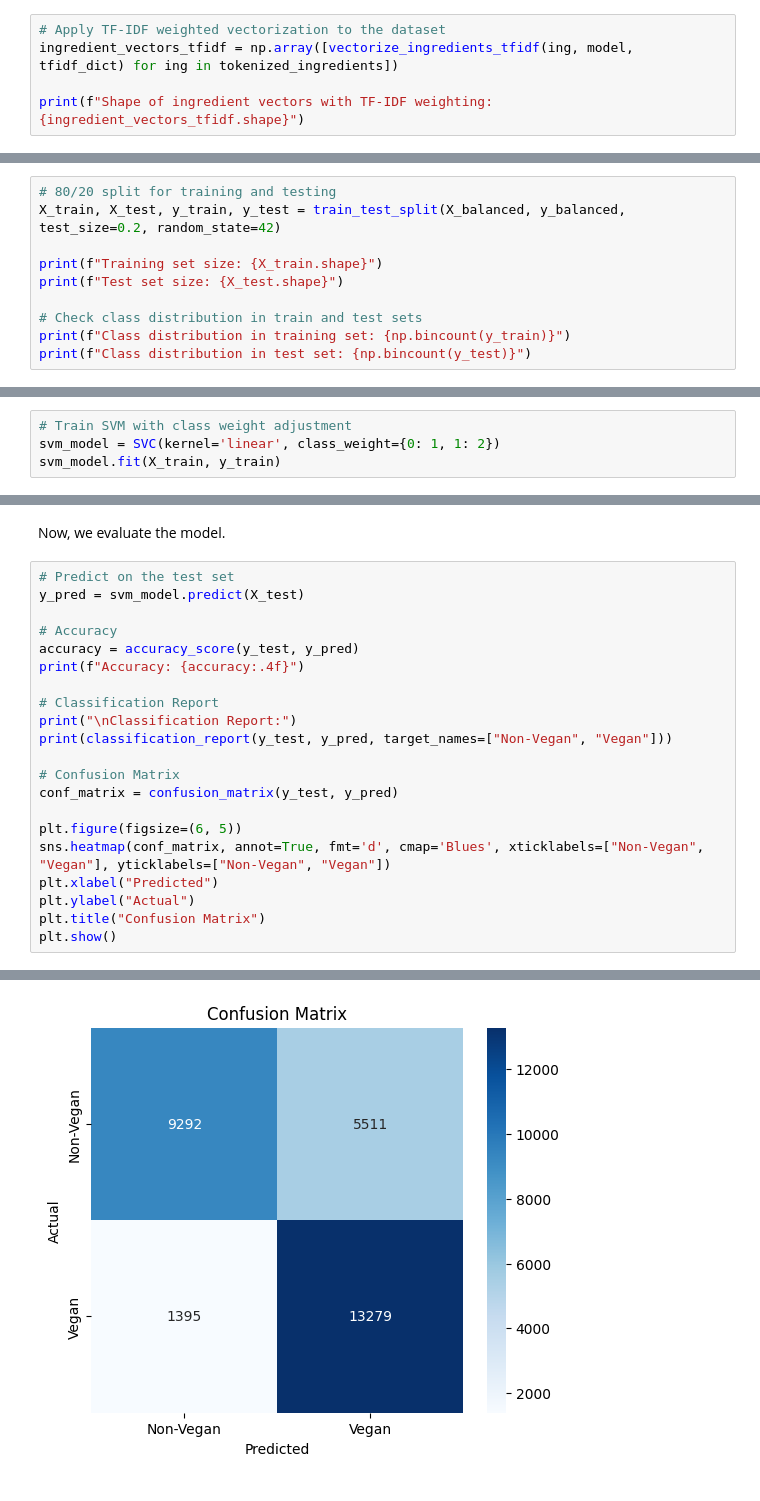
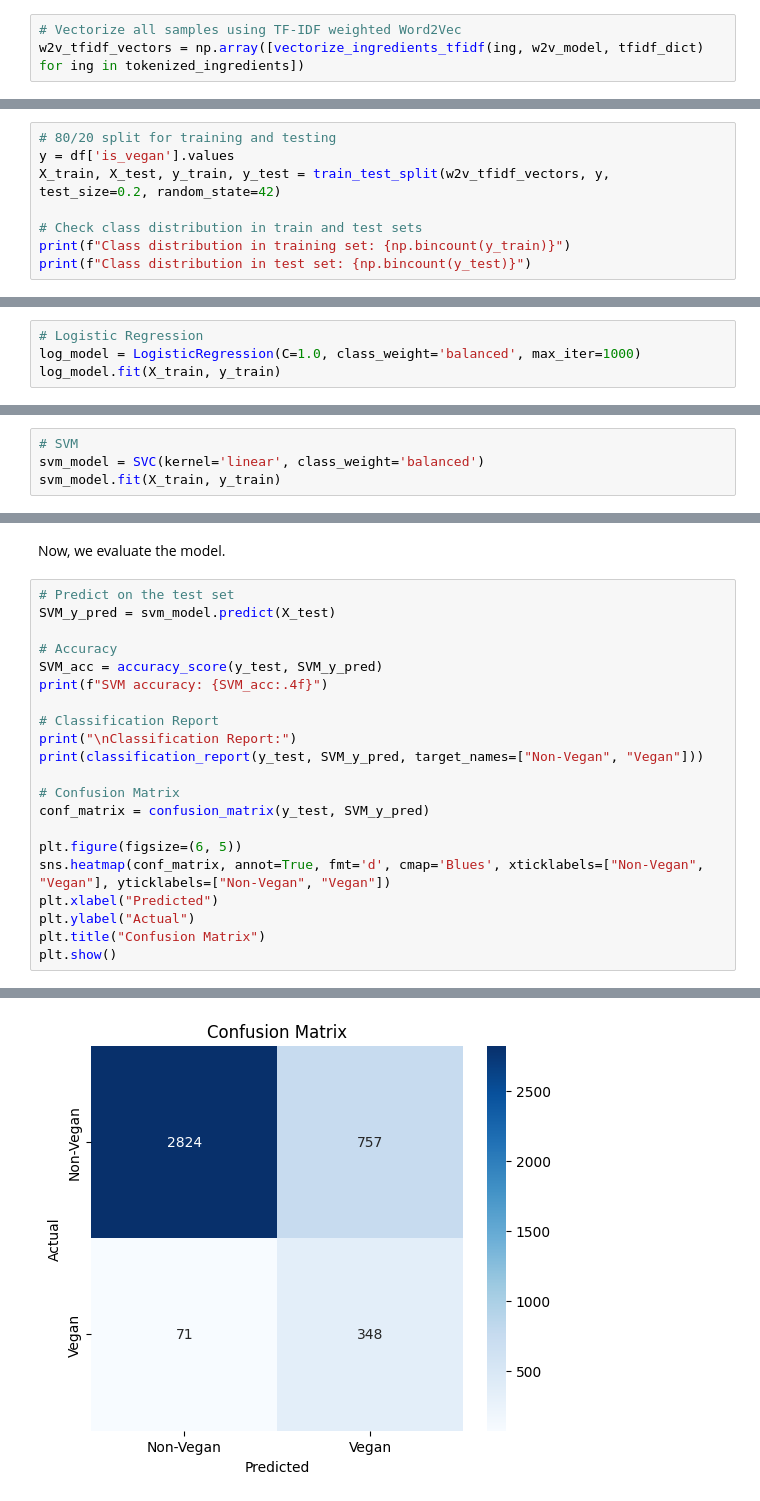
Before and after one commit to matteo-figini/cooking-mama, a Jupyter notebook: vegan classifier/vegan-classifier.ipynb, the cells around one changed output, grey strips where cells are left out. Saved outputs shown, nothing was run; the diff lists cells and outputs as text.

```diff
--- a/vegan classifier/vegan-classifier.ipynb
+++ b/vegan classifier/vegan-classifier.ipynb
@@ -132,7 +134,5 @@ def vectorize_ingredients_tfidf(ingredient_list, model, tfidf_dict):
     # Calculate weighted average
     return np.average(vectors, axis=0, weights=weights)
 # %%
-# Apply TF-IDF weighted vectorization to the dataset
-ingredient_vectors_tfidf = np.array([vectorize_ingredients_tfidf(ing, model, tfidf_dict) for ing in tokenized_ingredients])
-
-print(f"Shape of ingredient vectors with TF-IDF weighting: {ingredient_vectors_tfidf.shape}")
+# Vectorize all samples using TF-IDF weighted Word2Vec
+w2v_tfidf_vectors = np.array([vectorize_ingredients_tfidf(ing, w2v_model, tfidf_dict) for ing in tokenized_ingredients])
@@ -199,9 +153,7 @@ Class distribution after balancing: [73691 73691]
 # %%
 # 80/20 split for training and testing
-X_train, X_test, y_train, y_test = train_test_split(X_balanced, y_balanced, test_size=0.2, random_state=42)
-
-print(f"Training set size: {X_train.shape}")
-print(f"Test set size: {X_test.shape}")
+y = df['is_vegan'].values
+X_train, X_test, y_train, y_test = train_test_split(w2v_tfidf_vectors, y, test_size=0.2, random_state=42)
 
 # Check class distribution in train and test sets
 print(f"Class distribution in training set: {np.bincount(y_train)}")
@@ -213,0 +166,4 @@ Class distribution in test set: [14803 14674]
+# %%
+# Logistic Regression
+log_model = LogisticRegression(C=1.0, class_weight='balanced', max_iter=1000)
+log_model.fit(X_train, y_train)
@@ -214,5 +207,5 @@ Class distribution in test set: [14803 14674]
 # %%
-# Train SVM with class weight adjustment
-svm_model = SVC(kernel='linear', class_weight={0: 1, 1: 2})
+# SVM
+svm_model = SVC(kernel='linear', class_weight='balanced')
 svm_model.fit(X_train, y_train)
 # %% [output]
@@ -221,18 +214,18 @@ SVC(class_weight={0: 1, 1: 2}, kernel='linear')
 Now, we evaluate the model.
 # %%
 # Predict on the test set
-y_pred = svm_model.predict(X_test)
+SVM_y_pred = svm_model.predict(X_test)
 
 # Accuracy
-accuracy = accuracy_score(y_test, y_pred)
-print(f"Accuracy: {accuracy:.4f}")
+SVM_acc = accuracy_score(y_test, SVM_y_pred)
+print(f"SVM accuracy: {SVM_acc:.4f}")
 
 # Classification Report
 print("\nClassification Report:")
-print(classification_report(y_test, y_pred, target_names=["Non-Vegan", "Vegan"]))
+print(classification_report(y_test, SVM_y_pred, target_names=["Non-Vegan", "Vegan"]))
 
 # Confusion Matrix
-conf_matrix = confusion_matrix(y_test, y_pred)
+conf_matrix = confusion_matrix(y_test, SVM_y_pred)
 
 plt.figure(figsize=(6, 5))
 sns.heatmap(conf_matrix, annot=True, fmt='d', cmap='Blues', xticklabels=["Non-Vegan", "Vegan"], yticklabels=["Non-Vegan", "Vegan"])
@@ -255 +248 @@ weighted avg       0.79      0.77      0.76     29477
-[figure, old version]
+[figure, new version]
```
Also changed, not shown: parts of 33 cells of this notebook, 3 other files.
